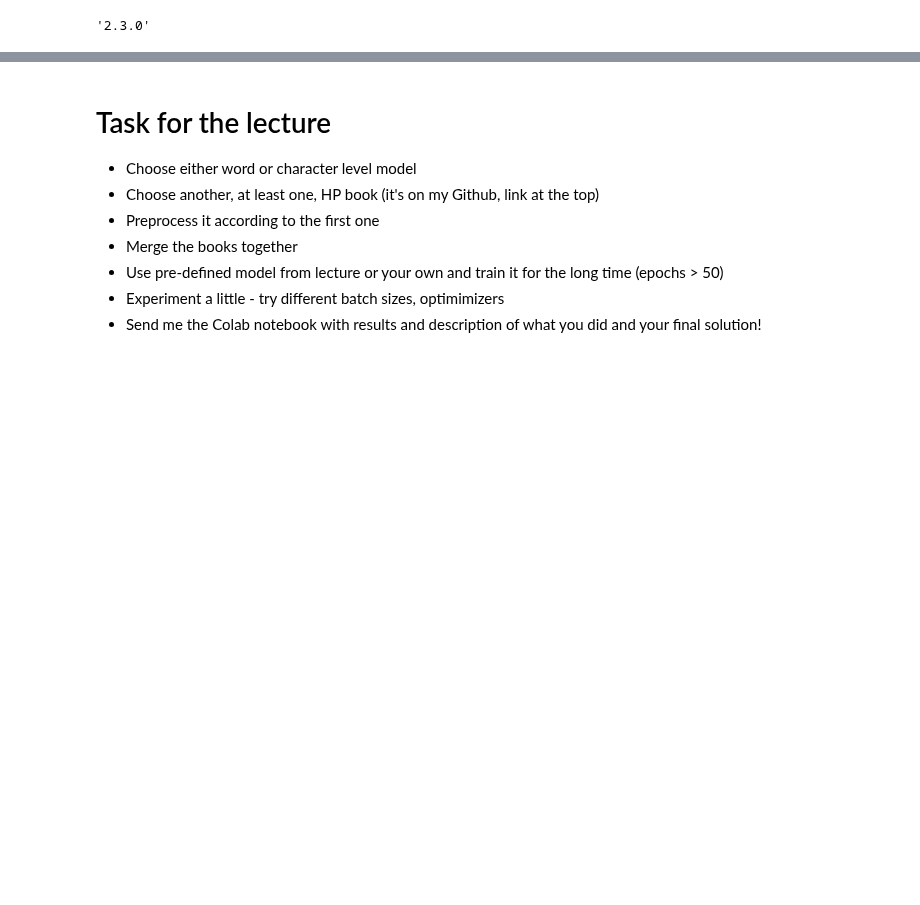
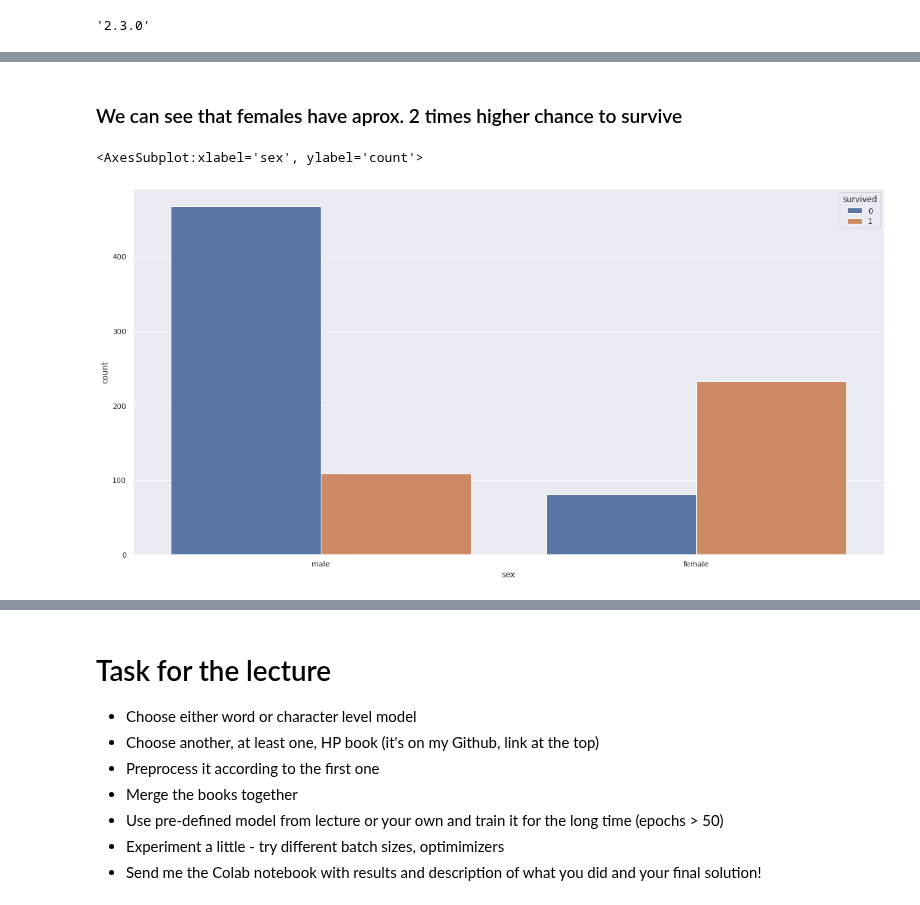
Before and after one commit to vojtechcima/2020-21-ARD, a Jupyter notebook: abd_09.ipynb, the cells around one changed output, grey strips where cells are left out. Cells and saved outputs as stored; diff of their text form; code cells hidden in the pictures; blank space fills up the shorter version.

```diff
--- a/abd_09.ipynb
+++ b/abd_09.ipynb
@@ -476,0 +125,8 @@ for i in range(500):
+# %% [markdown]
+### We can see that females have aprox. 2 times higher chance to survive
+# %%
+plt.figure(figsize=(20, 10))
+sns.countplot(data=df, x='sex', hue='survived')
+# %% [output]
+<AxesSubplot:xlabel='sex', ylabel='count'>
+[figure, added]
```
Also changed, not shown: parts of 174 cells of this notebook.
